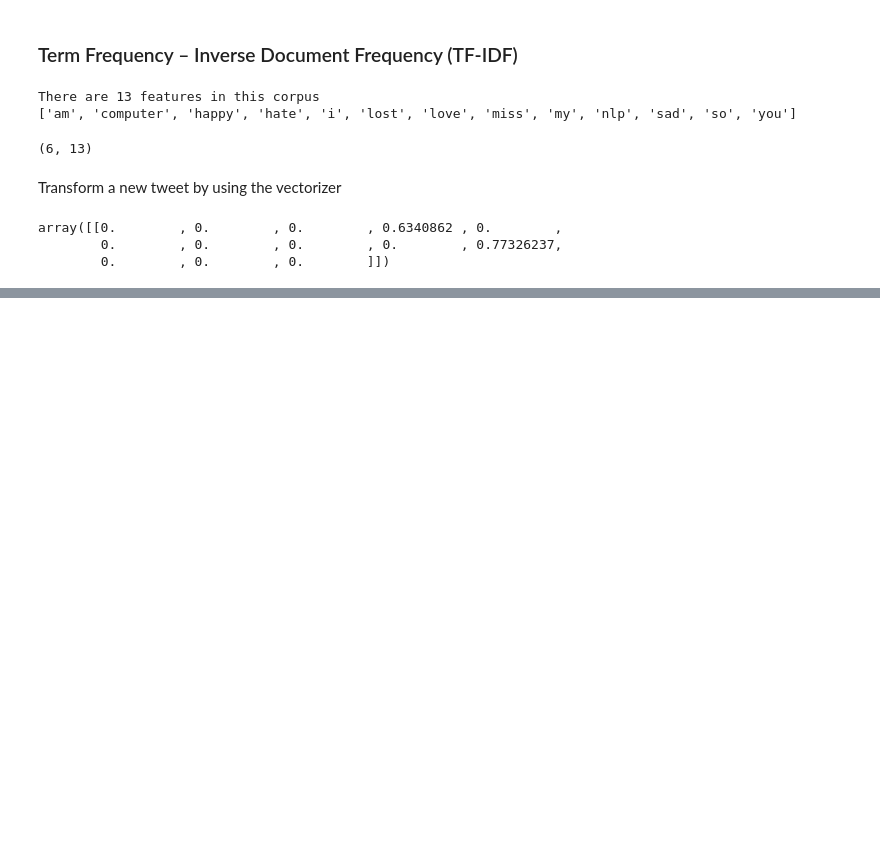
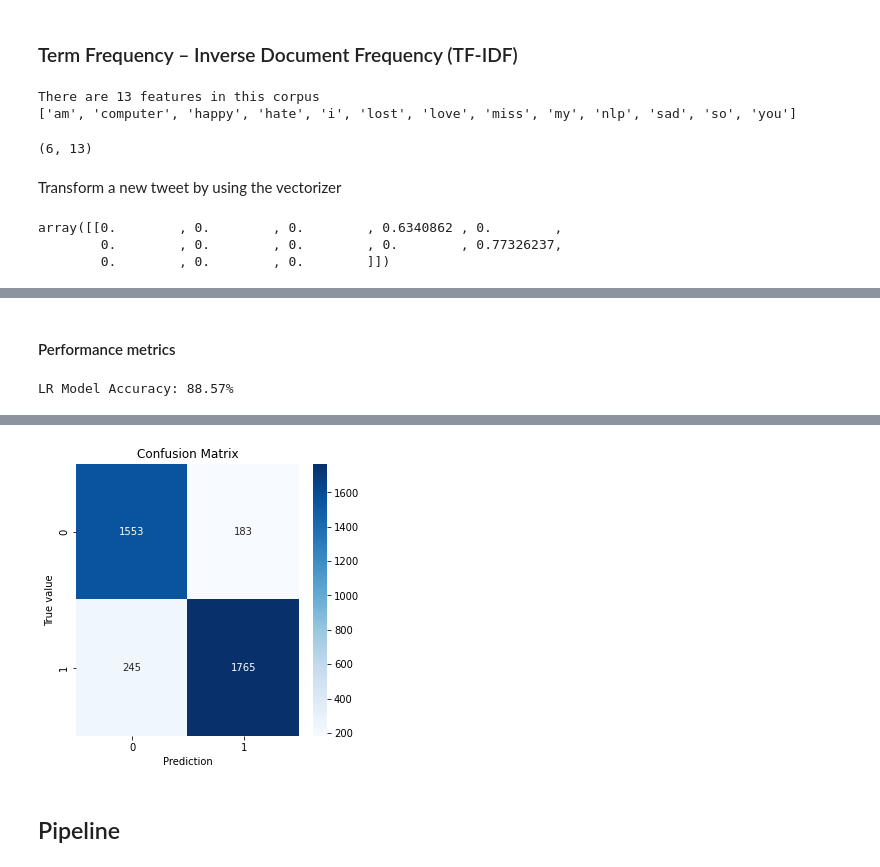
Before and after one commit to rukshan99/twitter-sentiment-analysis, a Jupyter notebook: twitter_sentiment_analysis.ipynb, the cells around one changed output, grey strips where cells are left out. Saved outputs shown, nothing was run; the diff lists cells and outputs as text; code cells hidden in the pictures; blank space fills up the shorter version.

Commit message:
sentiment analysis model with tf-idf vectorizer

```diff
--- a/twitter_sentiment_analysis.ipynb
+++ b/twitter_sentiment_analysis.ipynb
@@ -480,0 +545,6 @@ array([[0.        , 0.        , 0.        , 0.6340862 , 0.        ,
+# %%
+# Used to fit a Logistic Regression model on X and y training data
+def fit_lr(X_train, y_train):
+  model = LogisticRegression()
+  model.fit(X_train, y_train)
+  return model
@@ -480,0 +553,11 @@ array([[0.        , 0.        , 0.        , 0.6340862 , 0.        ,
+# %%
+tf = fit_tfidf(X_train)
+
+# Transform X_train and X_test data by using the vectorizer
+X_train_tf = tf.transform(X_train)
+X_test_tf = tf.transform(X_test)
+# %%
+# Fit the Logistic Regression model on training data by using the fit_lr function
+model_lr_tf = fit_lr(X_train_tf, y_train)
+# %% [markdown]
+#### Performance metrics
@@ -480,0 +568,12 @@ array([[0.        , 0.        , 0.        , 0.6340862 , 0.        ,
+# %%
+# Use the fitted model_lr_tf (TF-IDF) to predict X_test
+y_pred_lr_tf = model_lr_tf.predict(X_test_tf)
+# %%
+# Print the model accuracy by comparing predictions and real sentiments
+print("LR Model Accuracy: {:.2%}".format(accuracy_score(y_test, y_pred_lr_tf)))
+# %% [output]
+LR Model Accuracy: 88.57%
+# %%
+# Plot the confusion matrix by using the plot_confusion helper function
+plot_confusion(confusion_matrix(y_test, y_pred_lr_tf))
+# %% [output]
@@ -480,0 +581,3 @@ array([[0.        , 0.        , 0.        , 0.6340862 , 0.        ,
+[figure, added]
+# %% [markdown]
+## Pipeline
```
Also changed, not shown: parts of 14 cells of this notebook.
